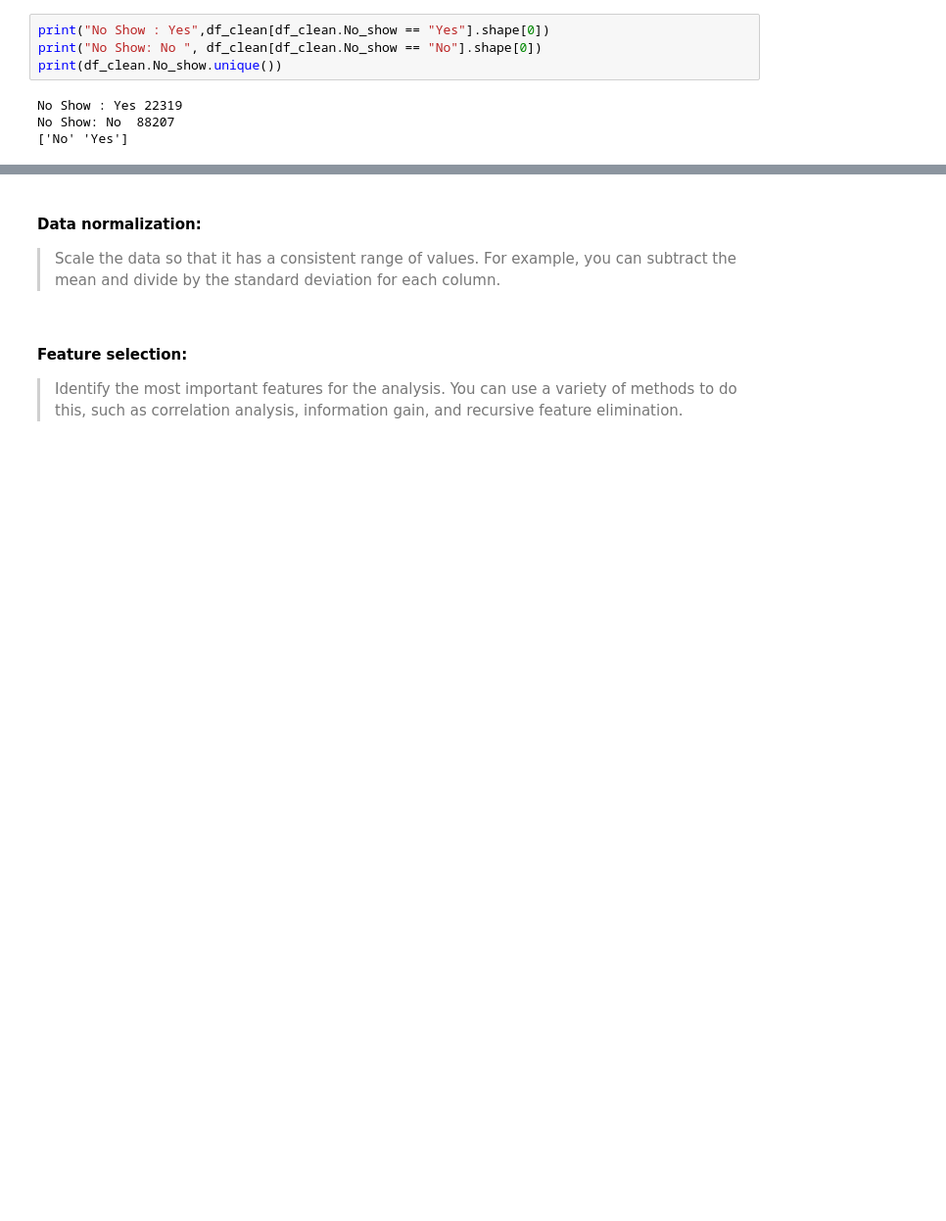
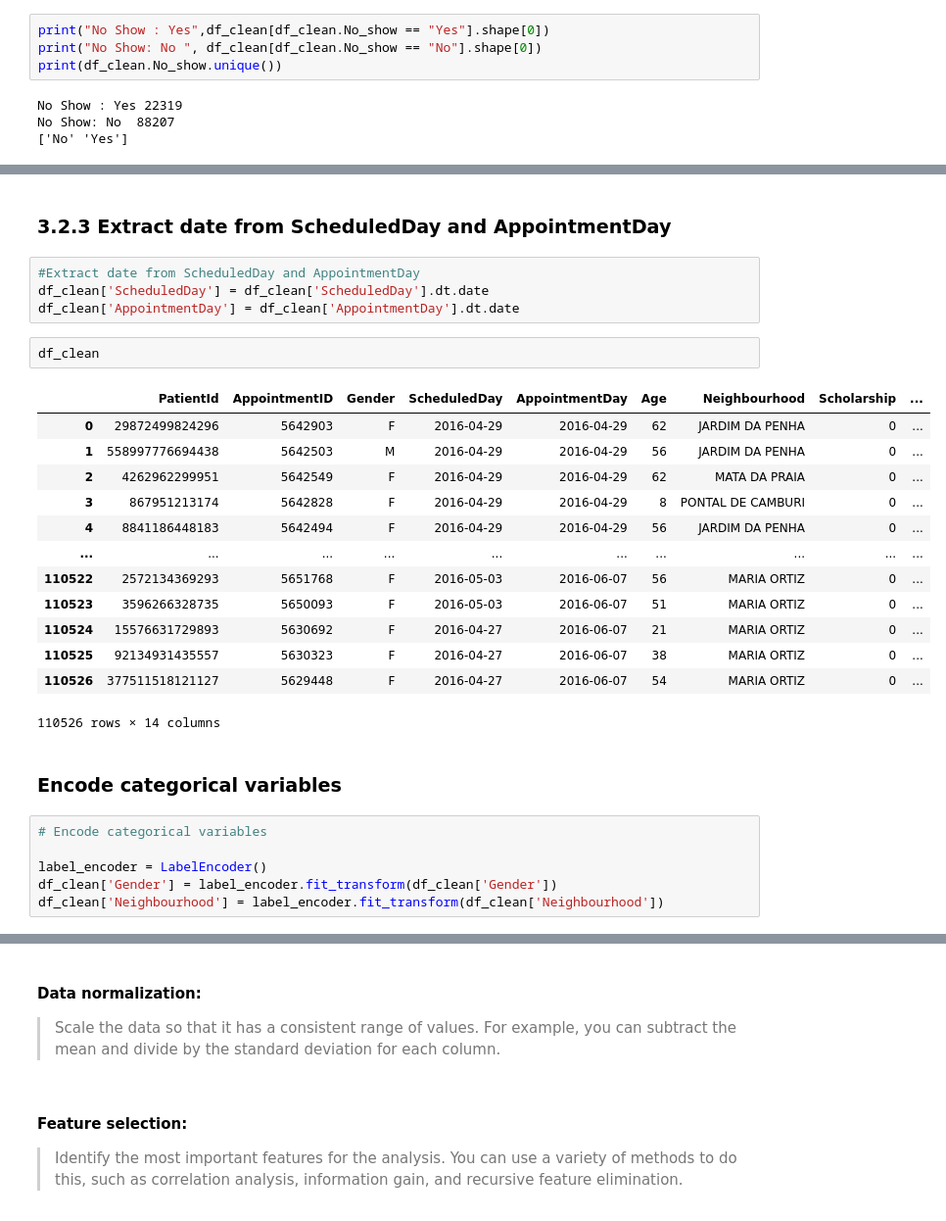
Before and after one commit to philipobiorah/no_show_appointments, a Jupyter notebook: No_show_appointments.ipynb, the cells around one changed output, grey strips where cells are left out. Shown at 98% size. Drawn from its saved outputs; the diff is of its cells as text; blank space fills up the shorter version.

```diff
--- a/No_show_appointments.ipynb
+++ b/No_show_appointments.ipynb
@@ -348,0 +417,32 @@ No Show: No  88207
+# %% [markdown]
+### 3.2.3 Extract date from ScheduledDay and AppointmentDay
+<!-- df['ScheduledDate'] = df['ScheduledDay'].dt.date
+df['AppointmentDate'] = df['AppointmentDay'].dt.date -->
+# %%
+#Extract date from ScheduledDay and AppointmentDay
+df_clean['ScheduledDay'] = df_clean['ScheduledDay'].dt.date
+df_clean['AppointmentDay'] = df_clean['AppointmentDay'].dt.date
+# %%
+df_clean
+# %% [output]
+|  | PatientId | AppointmentID | Gender | ScheduledDay | AppointmentDay | Age | Neighbourhood | Scholarship | ... |
+| 0 | 29872499824296 | 5642903 | F | 2016-04-29 | 2016-04-29 | 62 | JARDIM DA PENHA | 0 | ... |
+| 1 | 558997776694438 | 5642503 | M | 2016-04-29 | 2016-04-29 | 56 | JARDIM DA PENHA | 0 | ... |
+| 2 | 4262962299951 | 5642549 | F | 2016-04-29 | 2016-04-29 | 62 | MATA DA PRAIA | 0 | ... |
+| 3 | 867951213174 | 5642828 | F | 2016-04-29 | 2016-04-29 | 8 | PONTAL DE CAMBURI | 0 | ... |
+| 4 | 8841186448183 | 5642494 | F | 2016-04-29 | 2016-04-29 | 56 | JARDIM DA PENHA | 0 | ... |
+| ... | ... | ... | ... | ... | ... | ... | ... | ... | ... |
+| 110522 | 2572134369293 | 5651768 | F | 2016-05-03 | 2016-06-07 | 56 | MARIA ORTIZ | 0 | ... |
+| 110523 | 3596266328735 | 5650093 | F | 2016-05-03 | 2016-06-07 | 51 | MARIA ORTIZ | 0 | ... |
+| 110524 | 15576631729893 | 5630692 | F | 2016-04-27 | 2016-06-07 | 21 | MARIA ORTIZ | 0 | ... |
+| 110525 | 92134931435557 | 5630323 | F | 2016-04-27 | 2016-06-07 | 38 | MARIA ORTIZ | 0 | ... |
+| 110526 | 377511518121127 | 5629448 | F | 2016-04-27 | 2016-06-07 | 54 | MARIA ORTIZ | 0 | ... |
+110526 rows × 14 columns
+# %% [markdown]
+### Encode categorical variables
+# %%
+# Encode categorical variables
+
+label_encoder = LabelEncoder()
+df_clean['Gender'] = label_encoder.fit_transform(df_clean['Gender'])
+df_clean['Neighbourhood'] = label_encoder.fit_transform(df_clean['Neighbourhood'])
```
Also changed, not shown: parts of 29 cells of this notebook.
